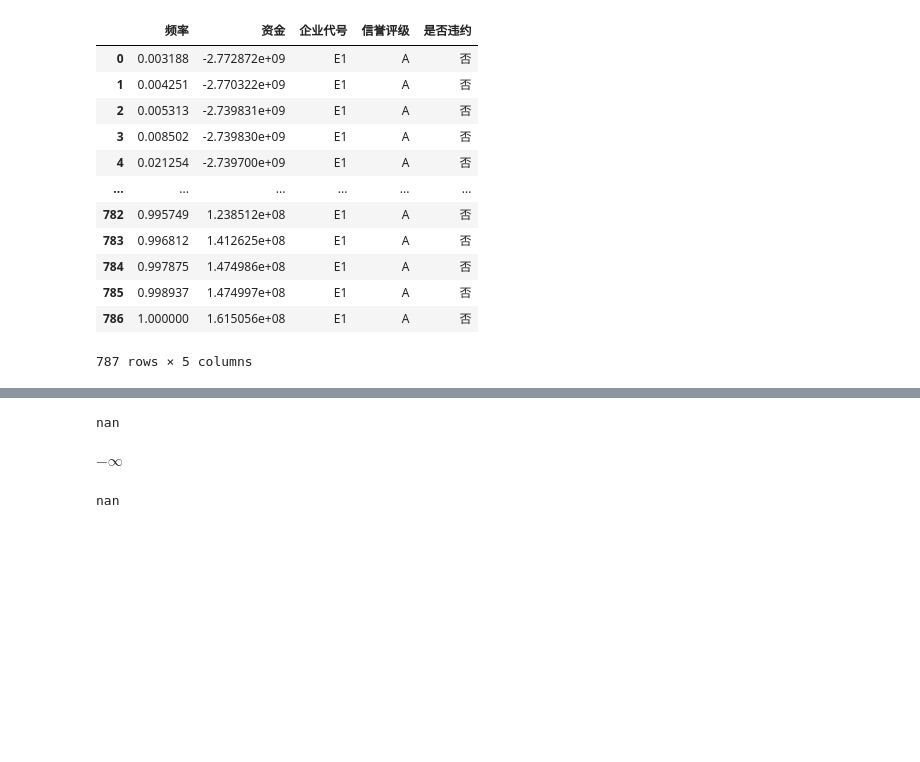
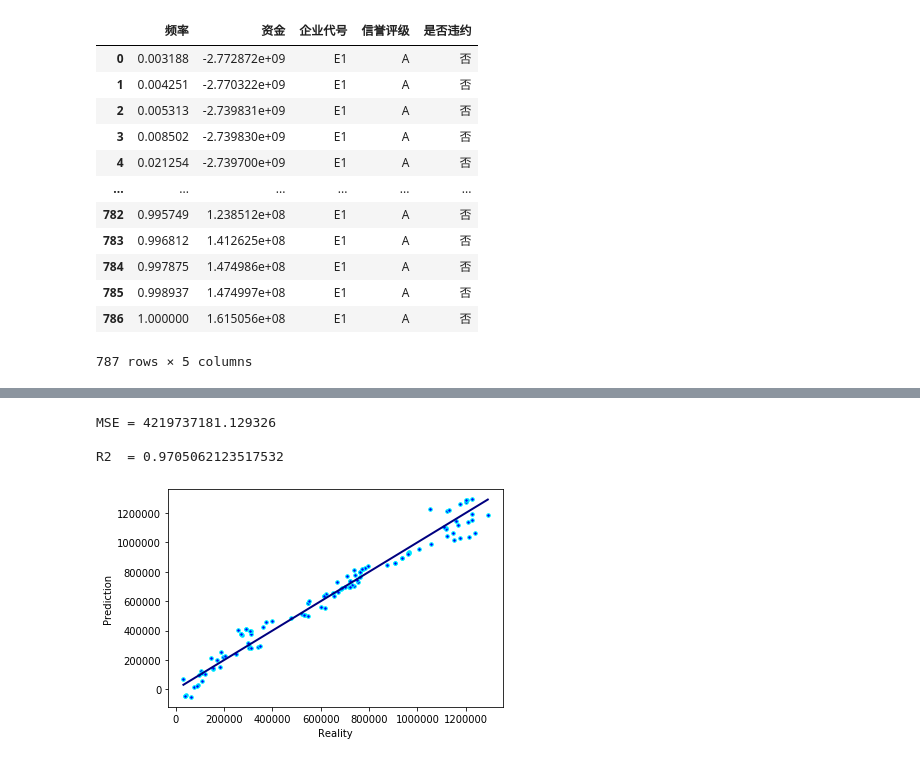
Before and after one commit to GZNGroup/2020CUMCM, a Jupyter notebook: enterprise_dic.ipynb, the cells around one changed output, grey strips where cells are left out. Drawn from its saved outputs; the diff is of its cells as text; code cells hidden in the pictures; blank space fills up the shorter version.

```diff
--- a/enterprise_dic.ipynb
+++ b/enterprise_dic.ipynb
@@ -288,18 +283,7 @@ print(aaa.deriv())
-# %%
-aaa.integ()(10)-aaa.integ()(-np.inf)
-# %% [output]
-nan
-# %%
-from sympy import *
-x = symbols('x')
-
-integrate(x,(x ,-np.inf, 2))
-# %% [output]
-$\displaystyle -\infty$
-# %%
-P=[1,0]
-Q=np.polyder(P)
-Q=np.poly1d(Q)
-aaa.integ()(-np.inf)
-# %% [output]
-nan
+# %%
+frame1 = pd.DataFrame(columns=['日期','资金','企业代号','信誉评级'])
+for enterprise in enterprise_dic.values():
+    temp = frame[frame.企业代号 == enterprise.number].reset_index(drop=True)
+    first_date = temp['日期'][0]
+    for i in range(temp.shape[0]):
+        frame1 = frame1.append([{'日期':(temp['日期'][i]-first_date).days,'资金':temp['资金'][i],'企业代号':temp['企业代号'][i],'信誉评级':temp['信誉评级'][i],'是否违约':('是' if enterprise.break_contract == True else '否')}],ignore_index=True)
@@ -305,0 +292,30 @@ nan
+# %%
+# 线性回归LinearRegression
+from sklearn.linear_model import LinearRegression
+from sklearn.metrics import mean_squared_error, r2_score
+
+x_data = np.array(frame1[frame1.企业代号 == 'E81']['日期']).reshape(-1, 1)
+y_data = np.array(frame1[frame1.企业代号 == 'E81']['资金']).reshape(-1, 1)
+
+# 数据分割
+from sklearn.model_selection import train_test_split
+x_train, x_test, y_train, y_test = train_test_split(x_data, y_data, test_size=0.3)
+
+model = LinearRegression()
+model.fit(x_train, y_train)
+y_pred = model.predict(x_test)
+print ("MSE =", mean_squared_error(y_test, y_pred),end='\n\n')
+print ("R2  =", r2_score(y_test, y_pred),end='\n\n')
+
+# 画图
+fig, ax = plt.subplots()
+ax.scatter(y_test, y_pred, c="blue", edgecolors="aqua",s=13)
+ax.plot([y_test.min(), y_test.max()], [y_test.min(), y_test.max()], 'k', lw=2, color='navy')
+ax.set_xlabel('Reality')
+ax.set_ylabel('Prediction')
+plt.show()
+# %% [output]
+MSE = 4219737181.129326
+
+R2  = 0.9705062123517532
+[figure, added]
```
Also changed, not shown: parts of 9 cells of this notebook, 2 other files.
